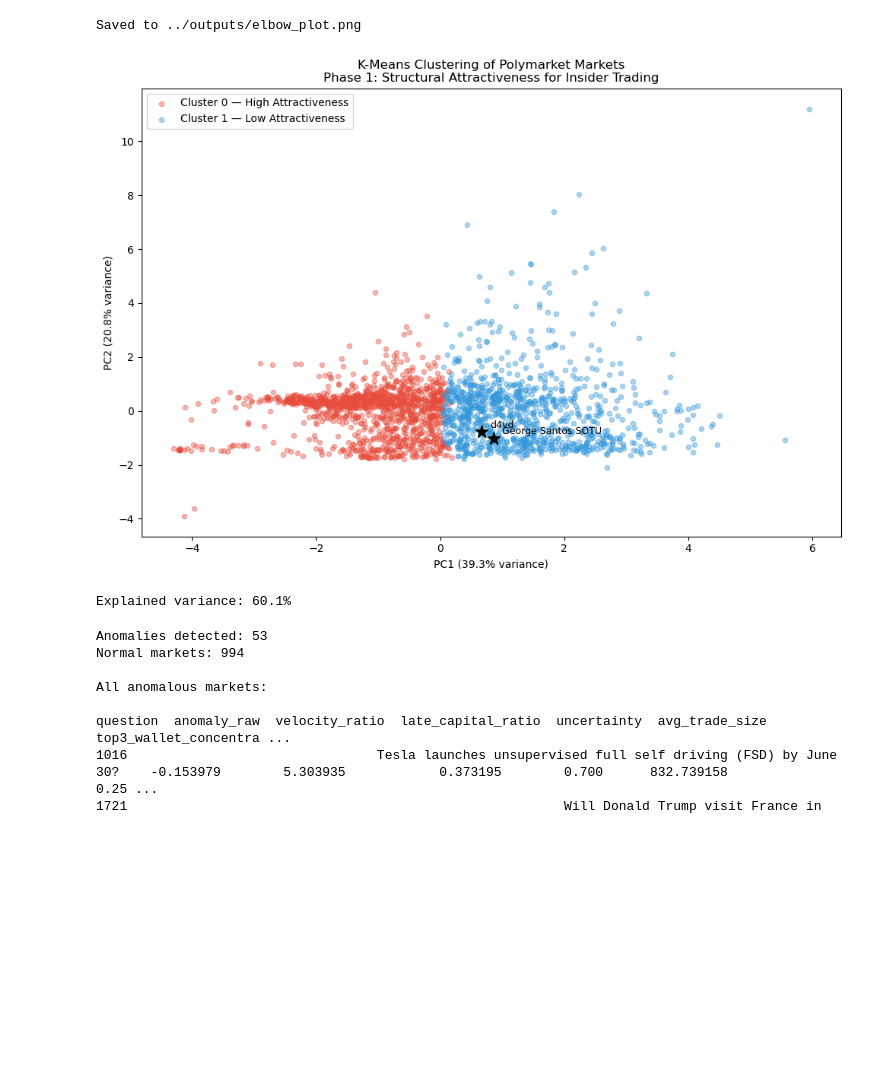
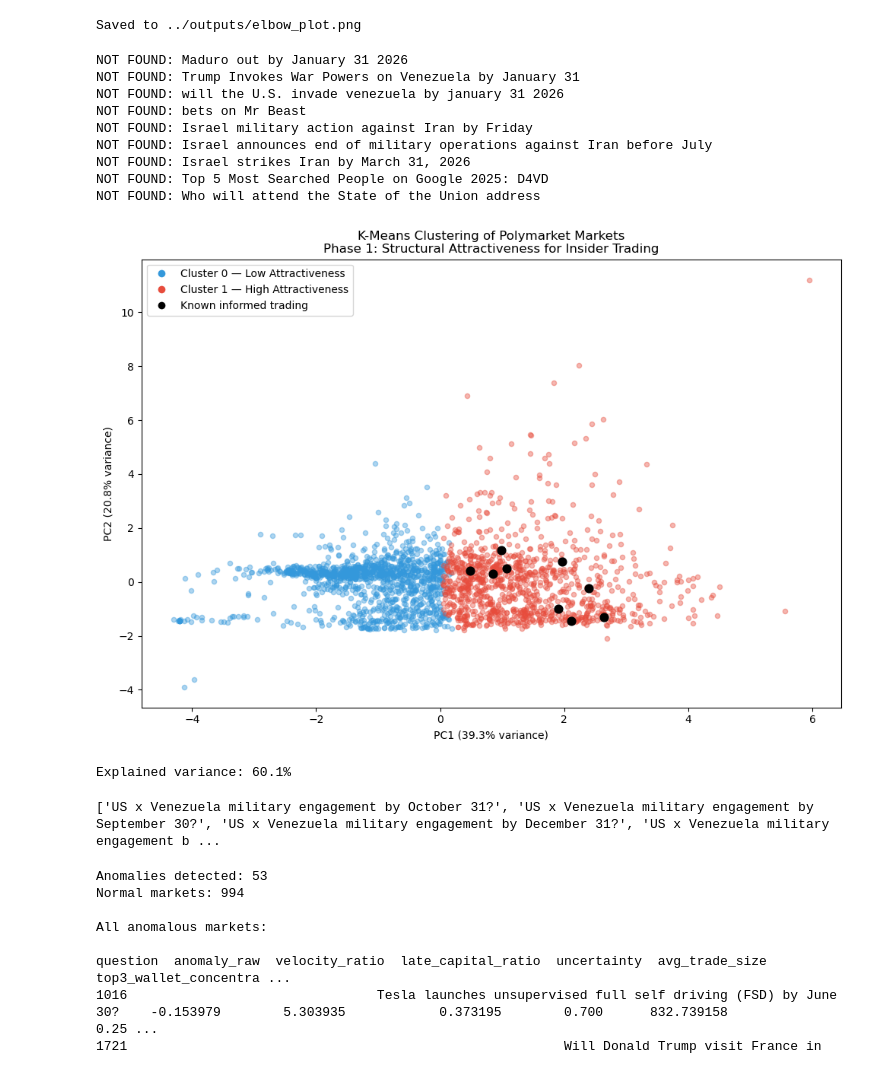
Before and after one commit to corbettbw/prediction-market-insider, a Jupyter notebook: notebooks/k_means_clustering.ipynb, the cells around one changed output. Cells and saved outputs as stored; diff of their text form; code cells hidden in the pictures; blank space fills up the shorter version.

```diff
--- a/notebooks/k_means_clustering.ipynb
+++ b/notebooks/k_means_clustering.ipynb
@@ -255,48 +255,83 @@ Saved to ../outputs/elbow_plot.png
 # %%
 # Cell 8 — PCA Visualization
 
 pca = PCA(n_components=2)
 X_pca = pca.fit_transform(X)
 
 plt.figure(figsize=(10, 7))
 
-colors = ["#e74c3c", "#3498db"]
-labels = ["Cluster 0 — High Attractiveness", "Cluster 1 — Low Attractiveness"]
+colors = ["#3498db", "#e74c3c"]
+labels = ["Cluster 0 — Low Attractiveness", "Cluster 1 — High Attractiveness"]
 
 for cluster_id, color, label in zip([0, 1], colors, labels):
     mask = df["cluster"] == cluster_id
     plt.scatter(
         X_pca[mask, 0], X_pca[mask, 1],
         c=color, label=label, alpha=0.4, s=20
     )
 
-# Highlight known insider markets
-known = {
-    "d4vd": "0xeaf59fcbf65e45abac0383dad483239d849e6d48d9eb2a6b3bf5cc1c7e9cf2ad",
-    "Maduro": "0x9d514ad9a0d14732439ee8a9a74ba0740802417cb7374fa205868bc1d595f797",
-    "George Santos SOTU": df[df["question"].str.contains("George Santos attend", case=False, na=False)].iloc[0]["market_id"]
-}
+# Known informed trading markets
+known_questions = [
+    "Maduro out by January 31 2026",
+    "Trump Invokes War Powers on Venezuela by January 31",
+    "US forces in Venezuela by",
+    "will the U.S. invade venezuela by january 31 2026",
+    "bets on Mr Beast",
+    "Israel military action against Iran before July",
+    "Israel military action against Iran by Friday",
+    "Israel strike on Iran on June 24",
+    "Israel announces end of military operations against Iran before July",
+    "Israel strikes Iran by January 31, 2026",
+    "Israel strikes Iran by March 31, 2026",
+    "Top 5 Most Searched People on Google 2025: D4VD",
+    "Who will attend the State of the Union address",
+]
 
-for name, cid in known.items():
-    idx = df[df["market_id"] == cid].index
-    if len(idx) > 0:
-        i = df.index.get_loc(idx[0])
+first = True
+for question in known_questions:
+    match = df[df["question"].str.contains(question, case=False, na=False, regex=False)]
+    if len(match) == 0:
+        print(f"NOT FOUND: {question}")
+        continue
+    for _, row in match.iterrows():
+        i = df.index.get_loc(row.name)
         plt.scatter(X_pca[i, 0], X_pca[i, 1],
-                   c="black", s=150, zorder=5, marker="*")
-        plt.annotate(name, (X_pca[i, 0], X_pca[i, 1]),
-                    textcoords="offset points", xytext=(8, 4), fontsize=9)
+                   c="black", s=60, zorder=5, marker="o",
+                   label="Known informed trading" if first else "_nolegend_")
+        first = False
+
+from matplotlib.lines import Line2D
+legend_elements = [
+    Line2D([0], [0], marker='o', color='w', markerfacecolor='#3498db', markersize=8, label='Cluster 0 — Low Attractiveness'),
+    Line2D([0], [0], marker='o', color='w', markerfacecolor='#e74c3c', markersize=8, label='Cluster 1 — High Attractiveness'),
+    Line2D([0], [0], marker='o', color='w', markerfacecolor='black', markersize=8, label='Known informed trading'),
+]
+plt.legend(handles=legend_elements)
 
 plt.xlabel(f"PC1 ({pca.explained_variance_ratio_[0]:.1%} variance)")
 plt.ylabel(f"PC2 ({pca.explained_variance_ratio_[1]:.1%} variance)")
 plt.title("K-Means Clustering of Polymarket Markets\nPhase 1: Structural Attractiveness for Insider Trading")
-plt.legend()
 plt.tight_layout()
 plt.savefig("../outputs/clusters_pca.png", dpi=150)
 plt.show()
 print(f"Explained variance: {pca.explained_variance_ratio_.sum():.1%}")
 # %% [output]
+NOT FOUND: Maduro out by January 31 2026
+NOT FOUND: Trump Invokes War Powers on Venezuela by January 31
+NOT FOUND: will the U.S. invade venezuela by january 31 2026
+NOT FOUND: bets on Mr Beast
+NOT FOUND: Israel military action against Iran by Friday
+NOT FOUND: Israel announces end of military operations against Iran before July
+NOT FOUND: Israel strikes Iran by March 31, 2026
+NOT FOUND: Top 5 Most Searched People on Google 2025: D4VD
+NOT FOUND: Who will attend the State of the Union address
-[figure, old version]
+[figure, new version]
-Explained variance: 60.1%
+Explained variance: 60.1%
+# %%
+raw = pd.read_parquet("../data/raw/markets_polymarket.parquet")
+print(raw[raw["question"].str.contains("Venezuela", case=False, na=False)]["question"].tolist())
+# %% [output]
+['US x Venezuela military engagement by October 31?', 'US x Venezuela military engagement by September 30?', 'US x Venezuela military engagement by December 31?', 'US x Venezuela military engagement b ...
 # %%
 # Cell 9: Isolation Forest on suspicious markets
 
```
Also changed, not shown: parts of 5 cells of this notebook, 2 other files.
